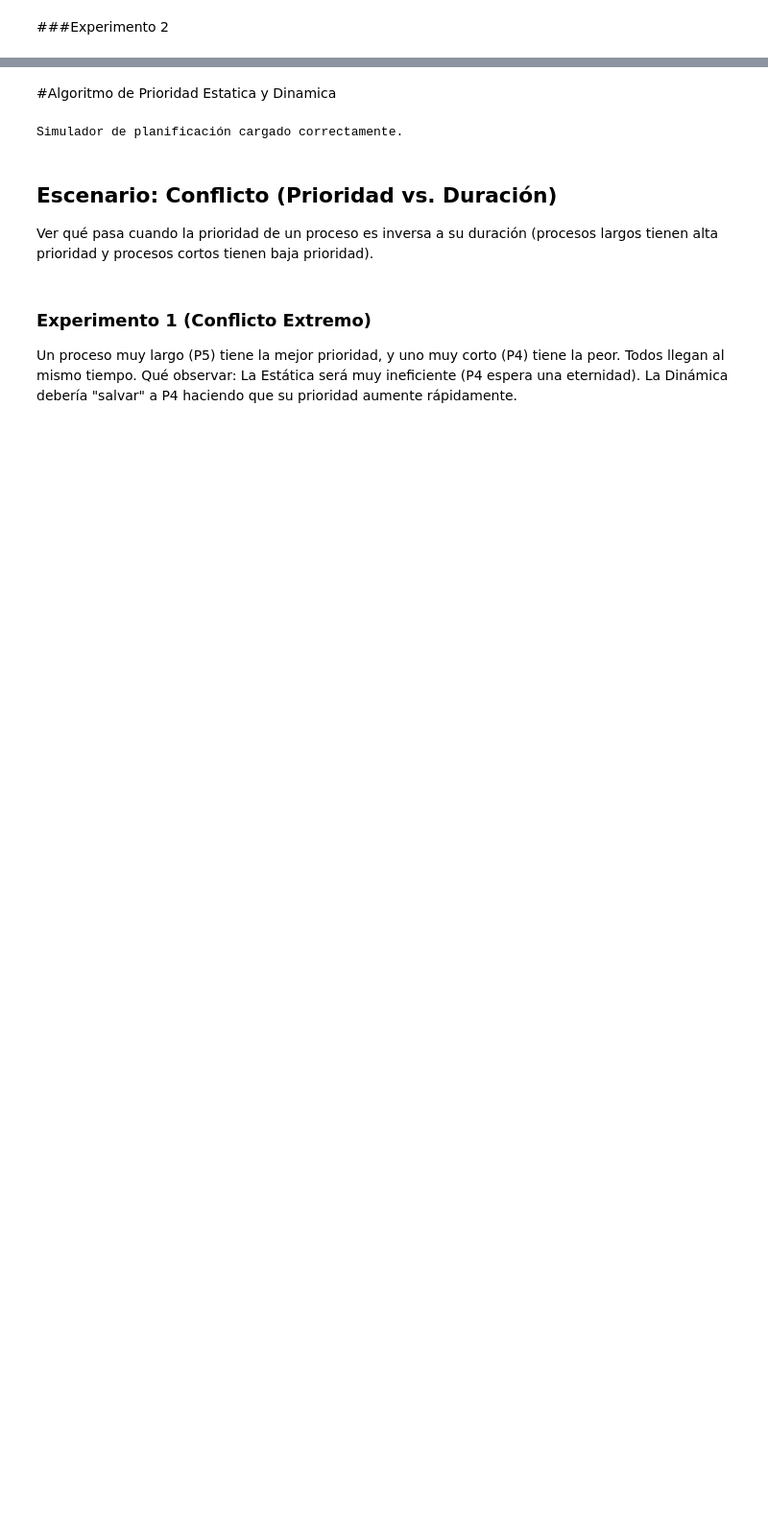
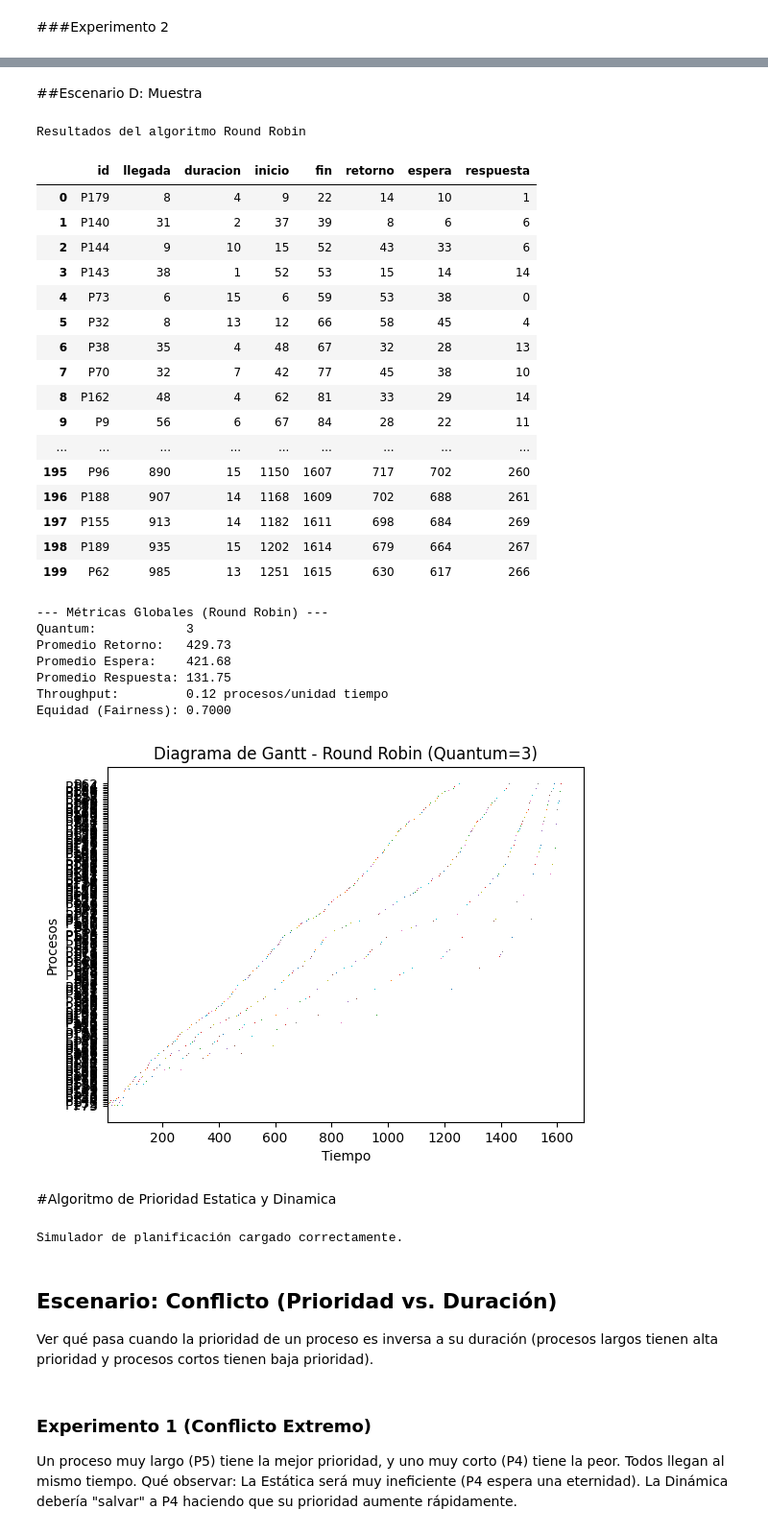
Before and after one commit to Estefanoooo/Planificador-de-Procesos-PlanificadorSim, a Jupyter notebook: AlgoritmosYExperimentos.ipynb, the cells around one changed output, grey strips where cells are left out. Shown at 96% size. Cells and saved outputs as stored; diff of their text form; code cells hidden in the pictures; blank space fills up the shorter version.

```diff
--- a/AlgoritmosYExperimentos.ipynb
+++ b/AlgoritmosYExperimentos.ipynb
@@ -1468,3 +1552,36 @@ Equidad (Fairness): 0.12
+# %% [markdown]
+##Escenario D: Muestra
+# %%
+df = pd.read_csv("muestraRR.csv")
+procesos = df.to_dict(orient="records")
+simular_round_robin(procesos, quantum=3)
+# %% [output]
+Resultados del algoritmo Round Robin
+|  | id | llegada | duracion | inicio | fin | retorno | espera | respuesta |
+| 0 | P179 | 8 | 4 | 9 | 22 | 14 | 10 | 1 |
+| 1 | P140 | 31 | 2 | 37 | 39 | 8 | 6 | 6 |
+| 2 | P144 | 9 | 10 | 15 | 52 | 43 | 33 | 6 |
+| 3 | P143 | 38 | 1 | 52 | 53 | 15 | 14 | 14 |
+| 4 | P73 | 6 | 15 | 6 | 59 | 53 | 38 | 0 |
+| 5 | P32 | 8 | 13 | 12 | 66 | 58 | 45 | 4 |
+| 6 | P38 | 35 | 4 | 48 | 67 | 32 | 28 | 13 |
+| 7 | P70 | 32 | 7 | 42 | 77 | 45 | 38 | 10 |
+| 8 | P162 | 48 | 4 | 62 | 81 | 33 | 29 | 14 |
+| 9 | P9 | 56 | 6 | 67 | 84 | 28 | 22 | 11 |
+| ... | ... | ... | ... | ... | ... | ... | ... | ... |
+| 195 | P96 | 890 | 15 | 1150 | 1607 | 717 | 702 | 260 |
+| 196 | P188 | 907 | 14 | 1168 | 1609 | 702 | 688 | 261 |
+| 197 | P155 | 913 | 14 | 1182 | 1611 | 698 | 684 | 269 |
+| 198 | P189 | 935 | 15 | 1202 | 1614 | 679 | 664 | 267 |
+| 199 | P62 | 985 | 13 | 1251 | 1615 | 630 | 617 | 266 |
+--- Métricas Globales (Round Robin) ---
+Quantum:            3
+Promedio Retorno:   429.73
+Promedio Espera:    421.68
+Promedio Respuesta: 131.75
+Throughput:         0.12 procesos/unidad tiempo
+Equidad (Fairness): 0.7000
+[figure, added]
 # %% [markdown]
 #Algoritmo de Prioridad Estatica y Dinamica
 # %%
```
Also changed, not shown: parts of 12 cells of this notebook.
